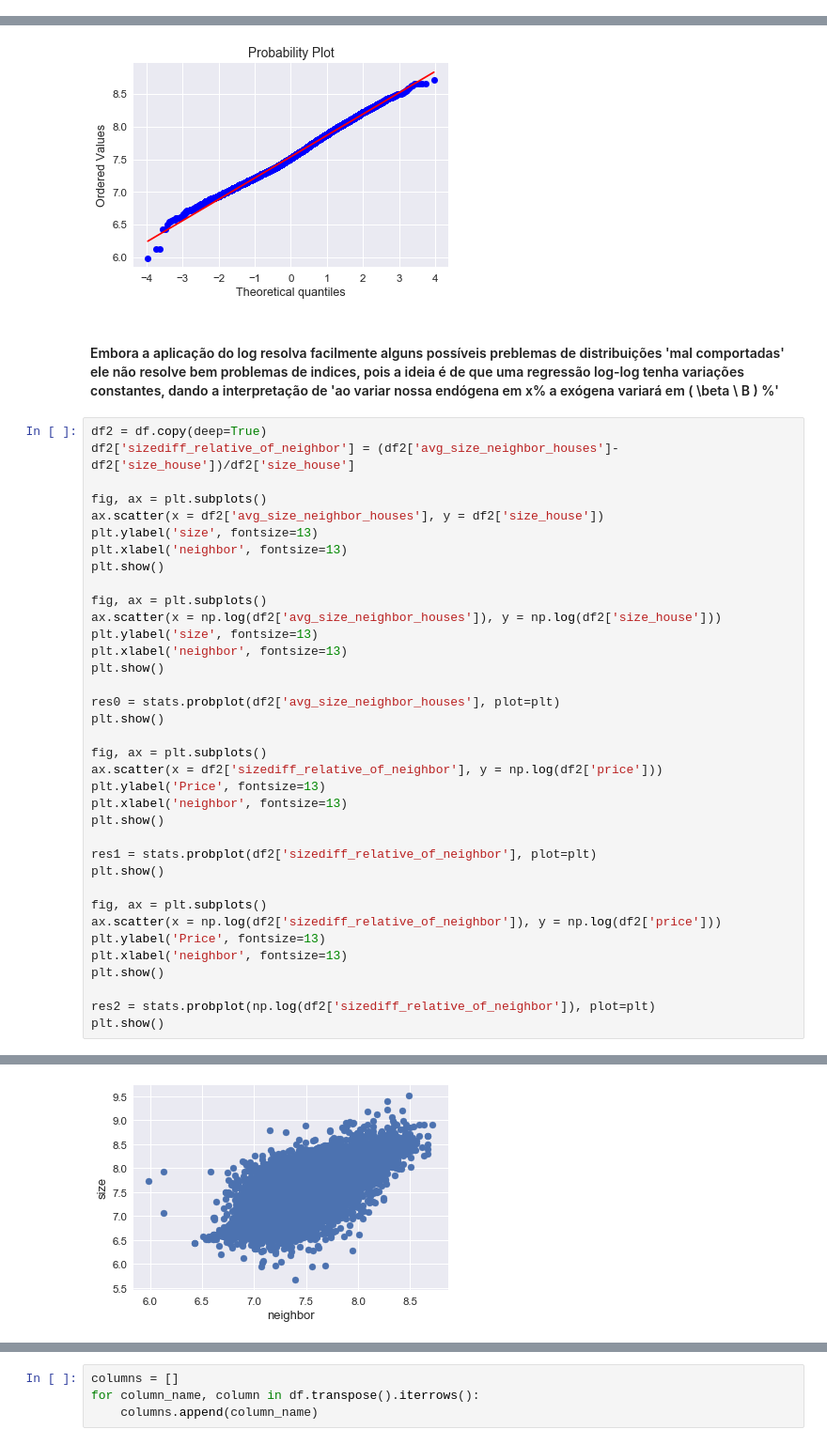
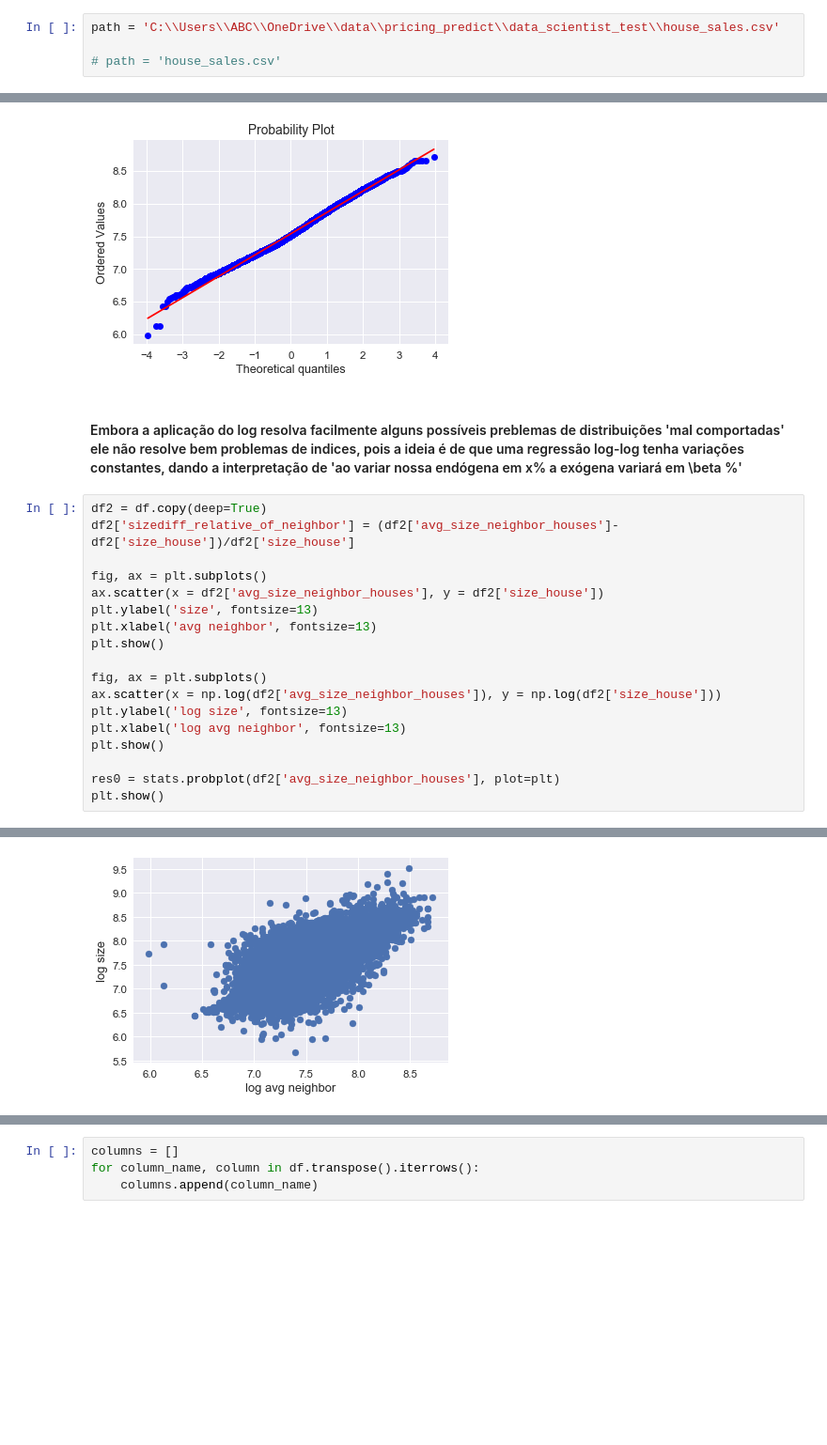
Before and after one commit to sn3fru/pricing-predict, a Jupyter notebook: notebook.ipynb, the cells around one changed output, grey strips where cells are left out. Shown at 94% size. Saved outputs shown, nothing was run; the diff lists cells and outputs as text; blank space fills up the shorter version.

```diff
--- a/notebook.ipynb
+++ b/notebook.ipynb
@@ -11,0 +12,4 @@ path = 'house_sales.csv'
+# %%
+path = 'C:\\Users\\ABC\\OneDrive\\data\\pricing_predict\\data_scientist_test\\house_sales.csv'
+
+# path = 'house_sales.csv'
@@ -129,7 +135,7 @@ plt.show()
 [figure]
 [figure]
 # %% [markdown]
-#### Embora a aplicação do log resolva facilmente alguns possíveis preblemas de distribuições 'mal comportadas' ele não resolve bem problemas de indices, pois a ideia é de que uma regressão log-log tenha variações constantes, dando a interpretação de 'ao variar nossa endógena em x% a exógena variará em 	\( \beta \ B \) %'
+#### Embora a aplicação do log resolva facilmente alguns possíveis preblemas de distribuições 'mal comportadas' ele não resolve bem problemas de indices, pois a ideia é de que uma regressão log-log tenha variações constantes, dando a interpretação de 'ao variar nossa endógena em x% a exógena variará em \beta %'
 # %%
 df2 = df.copy(deep=True)
 df2['sizediff_relative_of_neighbor'] = (df2['avg_size_neighbor_houses']-df2['size_house'])/df2['size_house']
@@ -137,33 +143,15 @@ df2['sizediff_relative_of_neighbor'] = (df2['avg_size_neighbor_houses']-df2['siz
 fig, ax = plt.subplots()
 ax.scatter(x = df2['avg_size_neighbor_houses'], y = df2['size_house'])
 plt.ylabel('size', fontsize=13)
-plt.xlabel('neighbor', fontsize=13)
+plt.xlabel('avg neighbor', fontsize=13)
 plt.show()
 
 fig, ax = plt.subplots()
 ax.scatter(x = np.log(df2['avg_size_neighbor_houses']), y = np.log(df2['size_house']))
-plt.ylabel('size', fontsize=13)
-plt.xlabel('neighbor', fontsize=13)
+plt.ylabel('log size', fontsize=13)
+plt.xlabel('log avg neighbor', fontsize=13)
 plt.show()
 
 res0 = stats.probplot(df2['avg_size_neighbor_houses'], plot=plt)
 plt.show()
-
-fig, ax = plt.subplots()
-ax.scatter(x = df2['sizediff_relative_of_neighbor'], y = np.log(df2['price']))
-plt.ylabel('Price', fontsize=13)
-plt.xlabel('neighbor', fontsize=13)
-plt.show()
-
-res1 = stats.probplot(df2['sizediff_relative_of_neighbor'], plot=plt)
-plt.show()
-
-fig, ax = plt.subplots()
-ax.scatter(x = np.log(df2['sizediff_relative_of_neighbor']), y = np.log(df2['price']))
-plt.ylabel('Price', fontsize=13)
-plt.xlabel('neighbor', fontsize=13)
-plt.show()
-
-res2 = stats.probplot(np.log(df2['sizediff_relative_of_neighbor']), plot=plt)
-plt.show()
 # %% [output]
@@ -171,2 +159,2 @@ plt.show()
-[figure, old version]
+[figure, new version]
 [figure]
```
Also changed, not shown: parts of 26 cells of this notebook.
